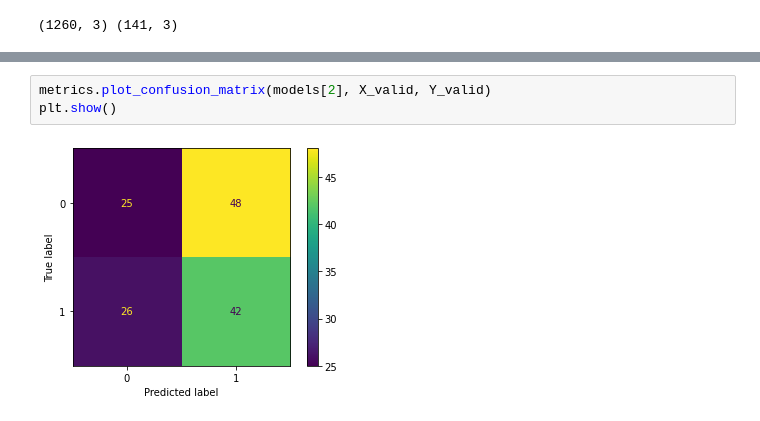
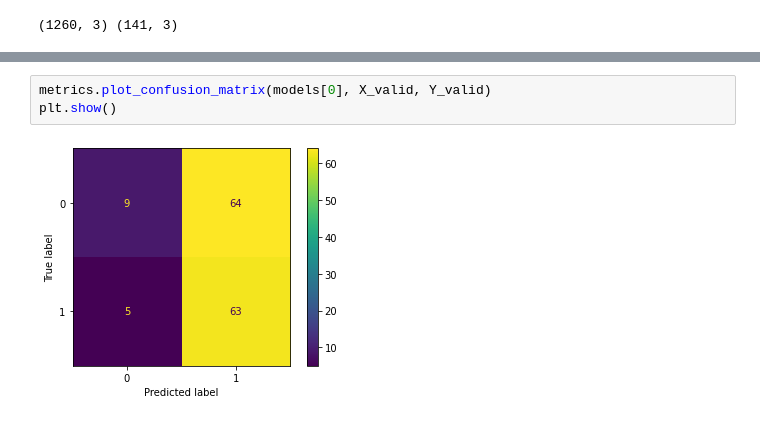
Before and after one commit to Barrok/BTC_price_prediction, a Jupyter notebook: script.ipynb, the cells around one changed output, grey strips where cells are left out. Cells and saved outputs as stored; diff of their text form.

```diff
--- a/script.ipynb
+++ b/script.ipynb
@@ -211,7 +245,7 @@ XGBClassifier() :
 Training Accuracy :  0.7833801565485611
 Validation Accuracy :  0.5150080580177276
 # %%
-metrics.plot_confusion_matrix(models[2], X_valid, Y_valid)
+metrics.plot_confusion_matrix(models[0], X_valid, Y_valid)
 plt.show()
 # %% [output]
-[figure, old version]
+[figure, new version]
```
Also changed, not shown: parts of 11 cells of this notebook.
